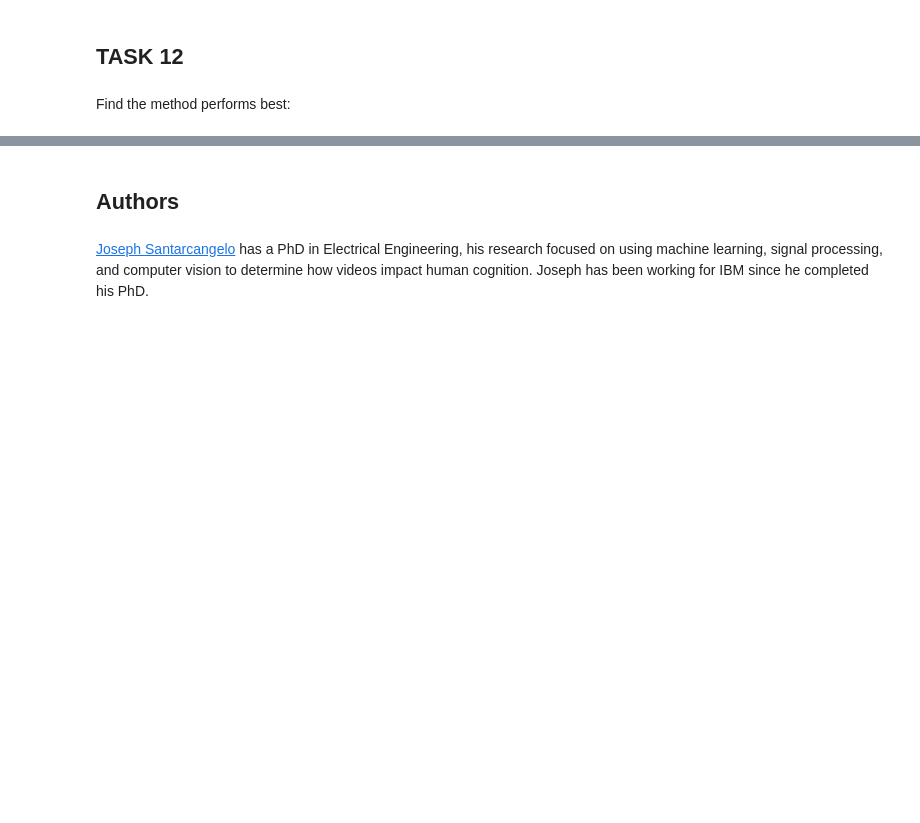
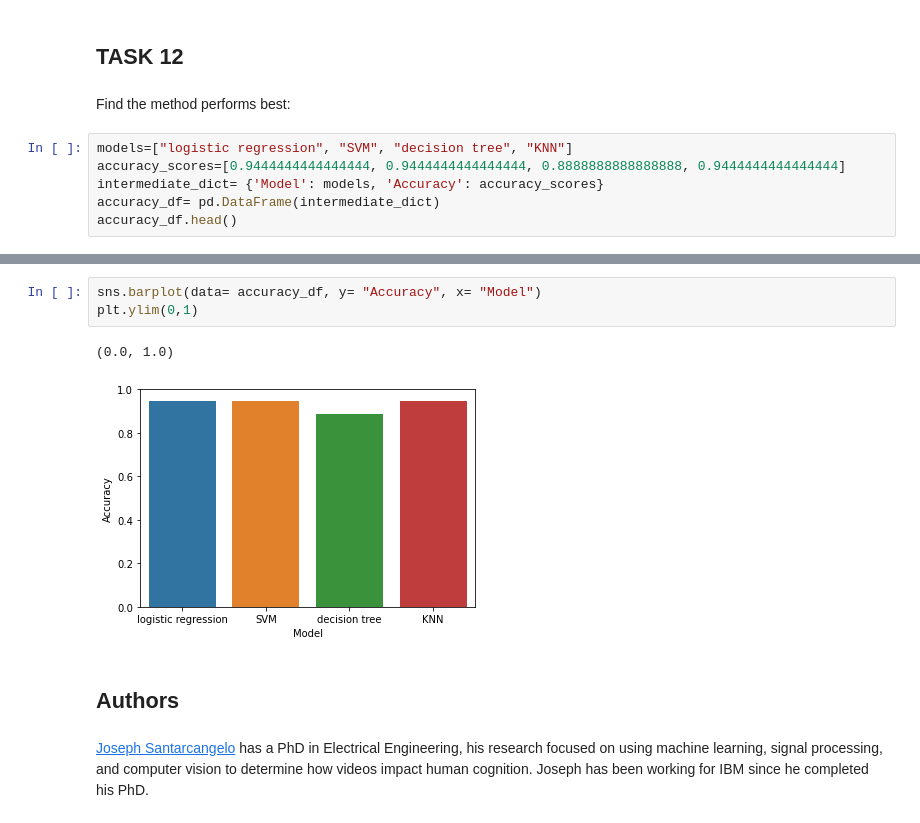
Before and after one commit to harry-z-huang/IBM-data-sci-capstone, a Jupyter notebook: classification space x with machine learning.ipynb, the cells around one changed output, grey strips where cells are left out. Drawn from its saved outputs; the diff is of its cells as text; blank space fills up the shorter version.

```diff
--- a/classification space x with machine learning.ipynb
+++ b/classification space x with machine learning.ipynb
@@ -344,3 +344,9 @@ plot_confusion_matrix(Y_test,yhat)
 ## TASK  12
 # %% [markdown]
 Find the method performs best:
+# %%
+models=["logistic regression", "SVM", "decision tree", "KNN"]
+accuracy_scores=[0.9444444444444444, 0.9444444444444444, 0.8888888888888888, 0.9444444444444444]
+intermediate_dict= {'Model': models, 'Accuracy': accuracy_scores}
+accuracy_df= pd.DataFrame(intermediate_dict)
+accuracy_df.head()
@@ -347,3 +359,9 @@ Find the method performs best:
+# %%
+sns.barplot(data= accuracy_df, y= "Accuracy", x= "Model")
+plt.ylim(0,1)
+# %% [output]
+(0.0, 1.0)
+[figure, added]
 # %% [markdown]
 ## Authors
 # %% [markdown]
```
Also changed, not shown: parts of 2 cells of this notebook, 5 other files.
